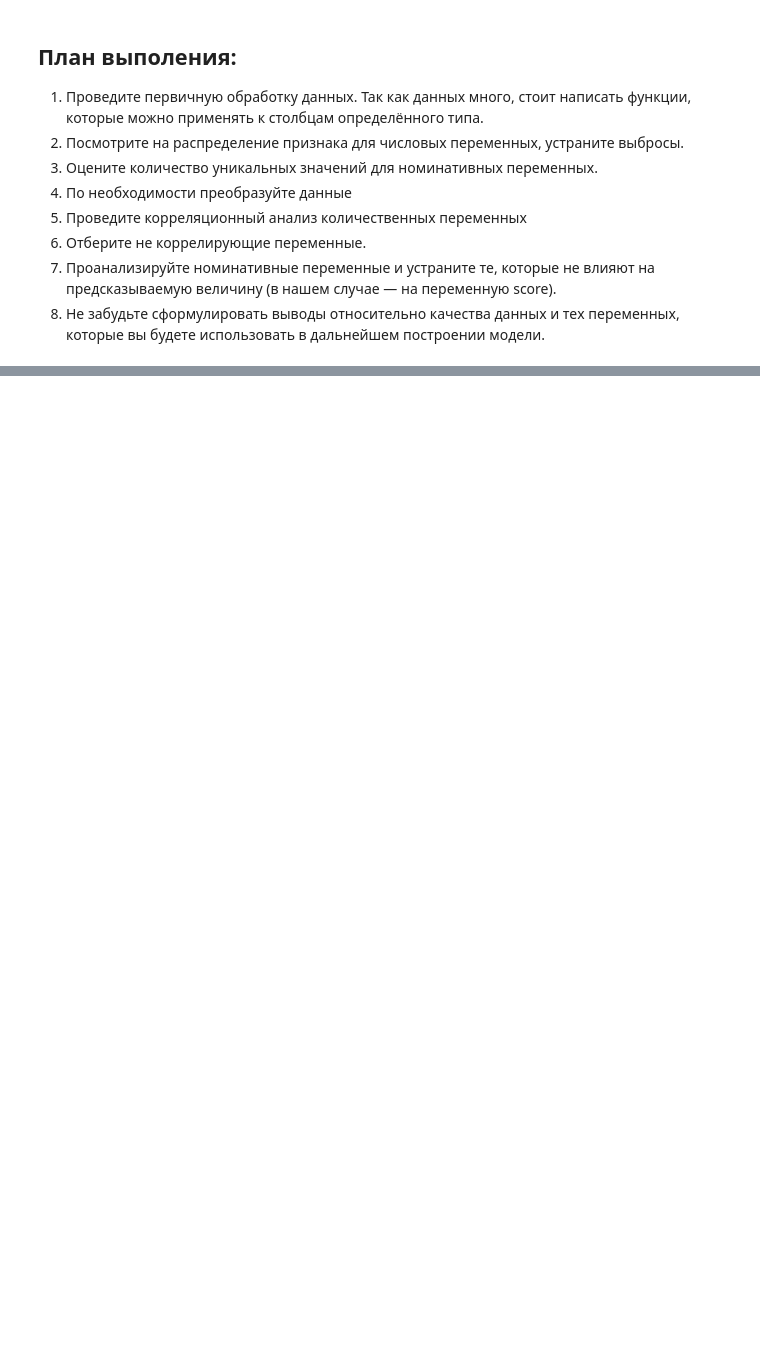
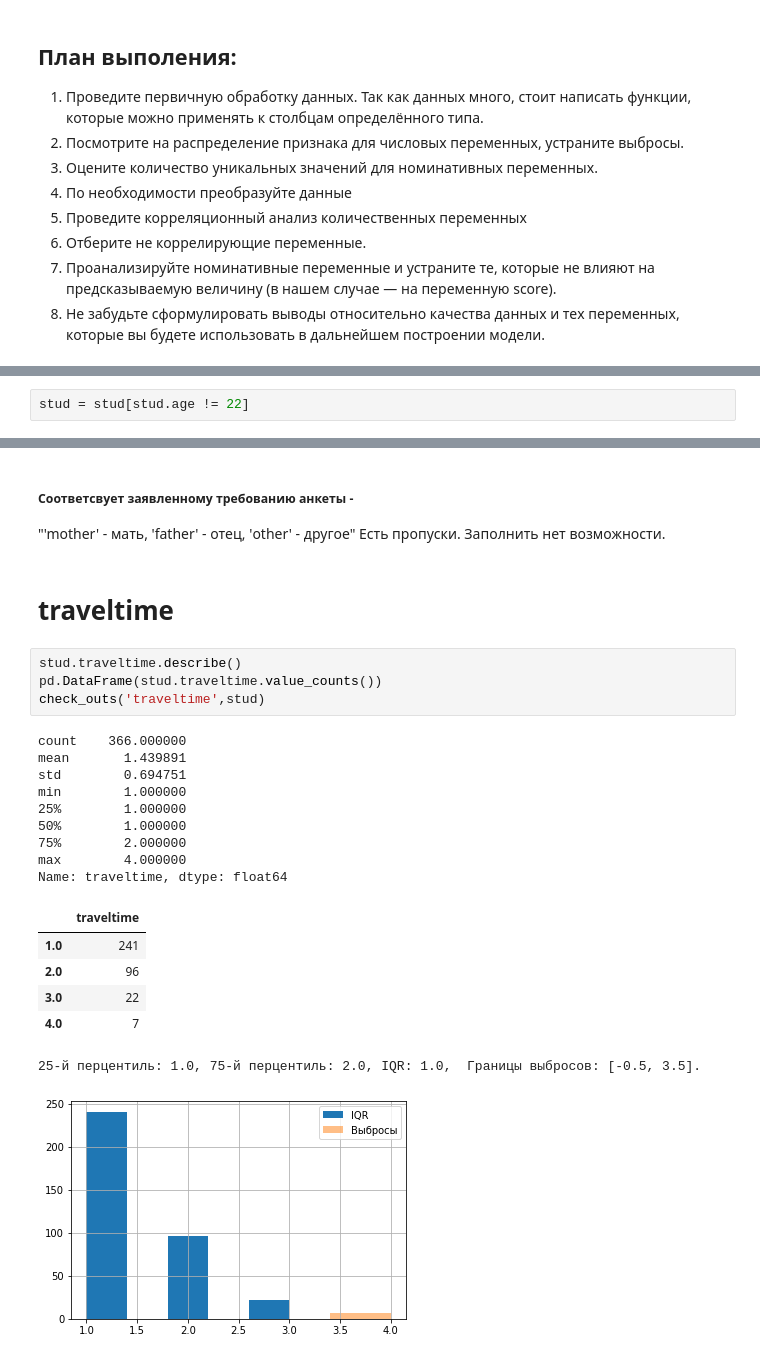
Before and after one commit to AlexSkripko/Skll_fact_repository, a Jupyter notebook: module_2/Project_2.ipynb, the cells around one changed output, grey strips where cells are left out. Saved outputs shown, nothing was run; the diff lists cells and outputs as text; blank space fills up the shorter version.

```diff
--- a/module_2/Project_2.ipynb
+++ b/module_2/Project_2.ipynb
@@ -61,0 +223,2 @@ pandas_profiling.ProfileReport(stud)
+# %%
+stud = stud[stud.age != 22]
@@ -61,0 +398,27 @@ pandas_profiling.ProfileReport(stud)
+# %% [markdown]
+##### Соответсвует заявленному требованию анкеты -
+"'mother' - мать, 'father' - отец, 'other' - другое"
+Есть пропуски. Заполнить нет возможности.
+# %% [markdown]
+# traveltime
+# %%
+stud.traveltime.describe()
+pd.DataFrame(stud.traveltime.value_counts())
+check_outs('traveltime',stud)
+# %% [output]
+count    366.000000
+mean       1.439891
+std        0.694751
+min        1.000000
+25%        1.000000
+50%        1.000000
+75%        2.000000
+max        4.000000
+Name: traveltime, dtype: float64
+|  | traveltime |
+| 1.0 | 241 |
+| 2.0 | 96 |
+| 3.0 | 22 |
+| 4.0 | 7 |
+25-й перцентиль: 1.0, 75-й перцентиль: 2.0, IQR: 1.0,  Границы выбросов: [-0.5, 3.5].
+[figure, added]
```
Also changed, not shown: parts of 112 cells of this notebook.
